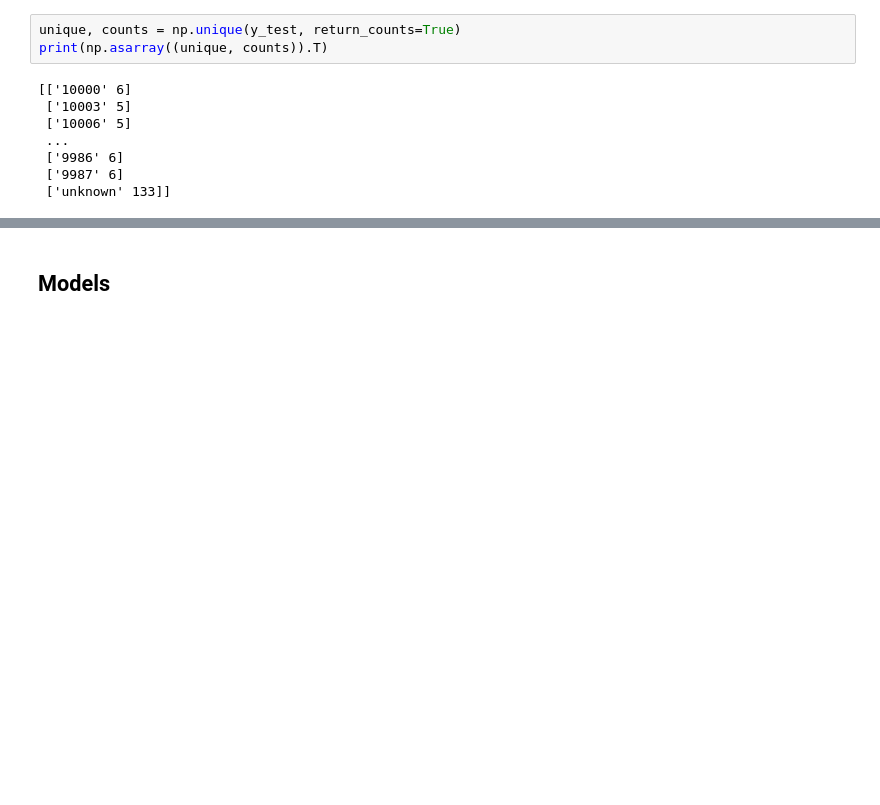
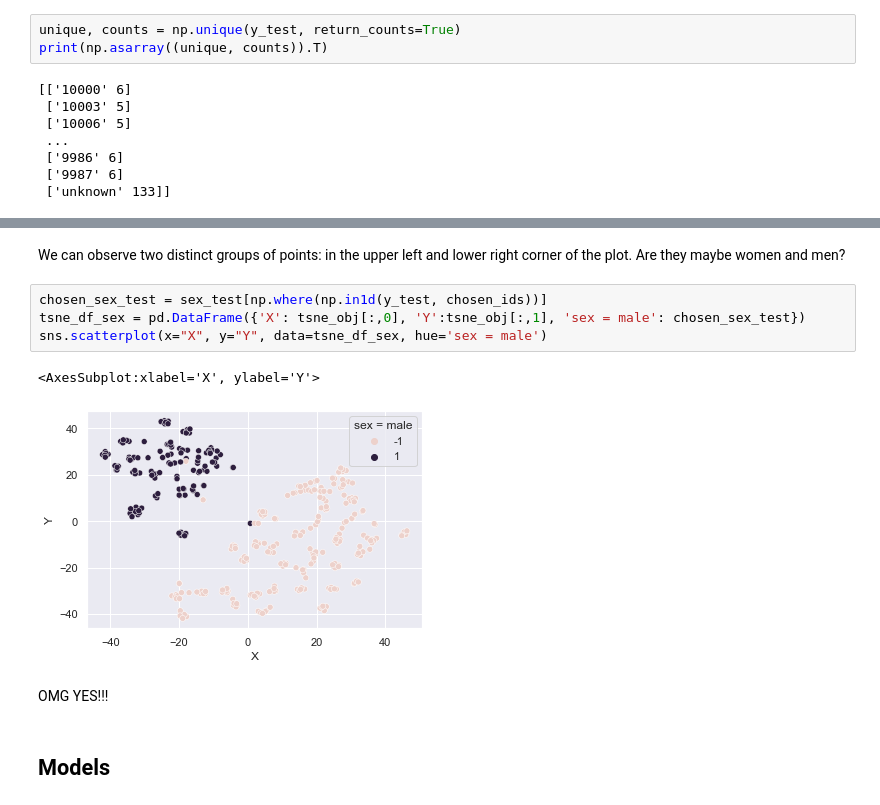
Before and after one commit to d4ria/face-identification, a Jupyter notebook: notebooks/Classification.ipynb, the cells around one changed output, grey strips where cells are left out. Cells and saved outputs as stored; diff of their text form; blank space fills up the shorter version.

```diff
--- a/notebooks/Classification.ipynb
+++ b/notebooks/Classification.ipynb
@@ -146,3 +180,14 @@ print(np.asarray((unique, counts)).T)
+# %% [markdown]
+We can observe two distinct groups of points: in the upper left and lower right corner of the plot. Are they maybe women and men?
+# %%
+chosen_sex_test = sex_test[np.where(np.in1d(y_test, chosen_ids))]
+tsne_df_sex = pd.DataFrame({'X': tsne_obj[:,0], 'Y':tsne_obj[:,1], 'sex = male': chosen_sex_test})
+sns.scatterplot(x="X", y="Y", data=tsne_df_sex, hue='sex = male')
+# %% [output]
+<AxesSubplot:xlabel='X', ylabel='Y'>
+[figure, added]
+# %% [markdown]
+OMG YES!!!
 # %% [markdown]
 ## Models
 # %% [markdown]
```
Also changed, not shown: parts of 20 cells of this notebook, 3 other files.
